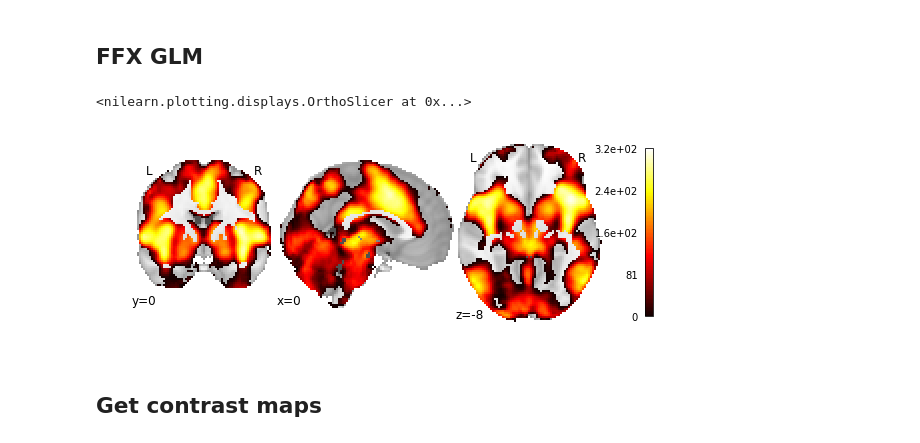
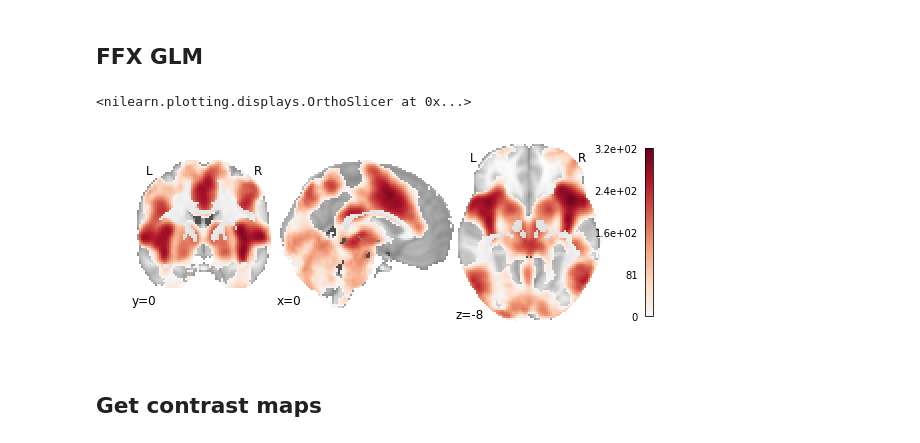
Before and after one commit to neurostuff/NiMARE, a Jupyter notebook: examples/nidm_pain_meta-analyses.ipynb, the cells around one changed output. Drawn from its saved outputs; the diff is of its cells as text; code cells hidden in the pictures.

```diff
--- a/examples/nidm_pain_meta-analyses.ipynb
+++ b/examples/nidm_pain_meta-analyses.ipynb
@@ -149,10 +154,11 @@ sample_sizes = np.array(ns)
 # %%
 result = ffx_glm(con_data, se_data, sample_sizes, mask_img, equal_var=True)
 plot_stat_map(result.images['log_p'], threshold=logp_thresh,
-              cut_coords=[0, 0, -8], draw_cross=False)
+              cut_coords=[0, 0, -8], draw_cross=False,
+              cmap='RdBu_r')
 # %% [output]
 <nilearn.plotting.displays.OrthoSlicer at 0x...>
-[figure, old version]
+[figure, new version]
 # %% [markdown]
 ## Get contrast maps
 # %%
```
Also changed, not shown: parts of 17 cells of this notebook, 8 other files.
